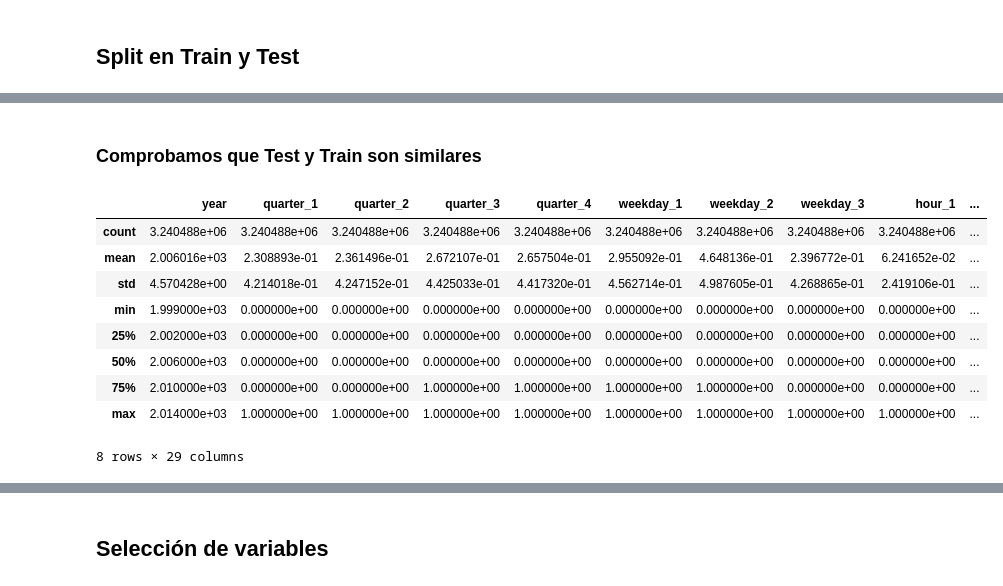
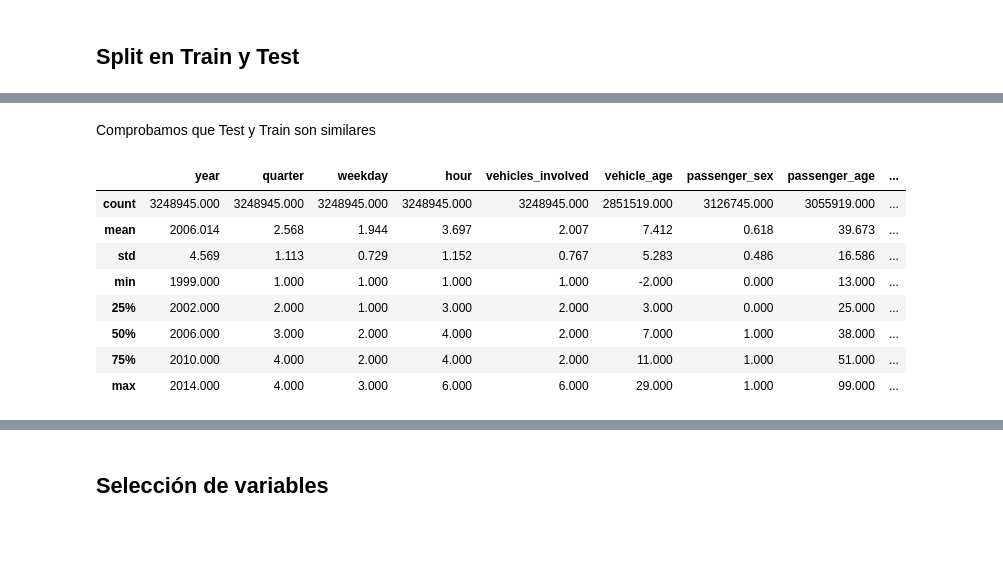
Before and after one commit to AMM53/Accidents-Prediction, a Jupyter notebook: notebooks/2_FeatureEngineering.ipynb, the cells around one changed output, grey strips where cells are left out. Drawn from its saved outputs; the diff is of its cells as text; code cells hidden in the pictures; blank space fills up the shorter version.

```diff
--- a/notebooks/2_FeatureEngineering.ipynb
+++ b/notebooks/2_FeatureEngineering.ipynb
@@ -101,61 +203,17 @@ for i in encode_cols:
-# %%
-# One-hot-encoding
-# Para las variables temporales y con un numero reducido de categorías
-columnasfecha = ["hour", "weekday", "quarter", "passenger_sex"]
-
-# train
-for i in columnasfecha:
-    onehotencoder = OneHotEncoder(handle_unknown="ignore")
-    array = xtrain[i].values.reshape(-1,1)
-    df_temp = onehotencoder.fit_transform(array)
-    colnames = onehotencoder.get_feature_names([i])
-    df_temp = pd.DataFrame(df_temp.toarray(), columns = colnames)
-    xtrain.index = df_temp.index
-    xtrain = pd.concat([df_temp, xtrain], axis=1)
-# We get rid of the not encoded columns
-xtrain = xtrain.drop(columns = columnasfecha)
-if "passenger_sex_nan" in xtrain.columns:
-    xtrain = xtrain.drop(columns = "passenger_sex_nan")
-
-
-# test
-for i in columnasfecha:
-    onehotencoder = OneHotEncoder(handle_unknown="ignore")
-    array = xtest[i].values.reshape(-1,1)
-    df_temp = onehotencoder.fit_transform(array)
-    colnames = onehotencoder.get_feature_names([i])
-    df_temp = pd.DataFrame(df_temp.toarray(), columns = colnames)
-    xtest.index = df_temp.index
-    xtest = pd.concat([df_temp, xtest], axis=1)
-xtest = xtest.drop(columns = columnasfecha)
-if "passenger_sex_nan" in xtest.columns:
-    xtest = xtest.drop(columns = "passenger_sex_nan")
-# %%
-ytrain.index = xtrain.index
-ytest.index = xtest.index
-# %%
-#Reordenamos columnas
-new_cols = ['year','quarter_1','quarter_2','quarter_3','quarter_4','weekday_1','weekday_2','weekday_3','hour_1','hour_2','hour_3','hour_4','hour_5','hour_6','vehicles_involved','crash_type','crash_place',
-            'crash_weather','surface_state','road_slope','traffic_state','vehicle_type','vehicle_age','passenger_age','passenger_sex_0.0','passenger_sex_1.0','passenger_safety','passenger_type']
-
-
-xtrain = xtrain.reindex(columns=new_cols)
-xtest = xtest.reindex(columns=new_cols)
 # %% [markdown]
-### Comprobamos que Test y Train son similares
+Comprobamos que Test y Train son similares
 # %%
 #Train
-pd.concat([xtrain, pd.DataFrame(ytrain)]).describe()
+pd.concat([xtrain, pd.DataFrame(ytrain)]).describe().round(3)
 # %% [output]
-|  | year | quarter_1 | quarter_2 | quarter_3 | quarter_4 | weekday_1 | weekday_2 | weekday_3 | hour_1 | ... |
-| count | 3.240488e+06 | 3.240488e+06 | 3.240488e+06 | 3.240488e+06 | 3.240488e+06 | 3.240488e+06 | 3.240488e+06 | 3.240488e+06 | 3.240488e+06 | ... |
-| mean | 2.006016e+03 | 2.308893e-01 | 2.361496e-01 | 2.672107e-01 | 2.657504e-01 | 2.955092e-01 | 4.648136e-01 | 2.396772e-01 | 6.241652e-02 | ... |
-| std | 4.570428e+00 | 4.214018e-01 | 4.247152e-01 | 4.425033e-01 | 4.417320e-01 | 4.562714e-01 | 4.987605e-01 | 4.268865e-01 | 2.419106e-01 | ... |
-| min | 1.999000e+03 | 0.000000e+00 | 0.000000e+00 | 0.000000e+00 | 0.000000e+00 | 0.000000e+00 | 0.000000e+00 | 0.000000e+00 | 0.000000e+00 | ... |
-| 25% | 2.002000e+03 | 0.000000e+00 | 0.000000e+00 | 0.000000e+00 | 0.000000e+00 | 0.000000e+00 | 0.000000e+00 | 0.000000e+00 | 0.000000e+00 | ... |
-| 50% | 2.006000e+03 | 0.000000e+00 | 0.000000e+00 | 0.000000e+00 | 0.000000e+00 | 0.000000e+00 | 0.000000e+00 | 0.000000e+00 | 0.000000e+00 | ... |
-| 75% | 2.010000e+03 | 0.000000e+00 | 0.000000e+00 | 1.000000e+00 | 1.000000e+00 | 1.000000e+00 | 1.000000e+00 | 0.000000e+00 | 0.000000e+00 | ... |
-| max | 2.014000e+03 | 1.000000e+00 | 1.000000e+00 | 1.000000e+00 | 1.000000e+00 | 1.000000e+00 | 1.000000e+00 | 1.000000e+00 | 1.000000e+00 | ... |
+|  | year | quarter | weekday | hour | vehicles_involved | vehicle_age | passenger_sex | passenger_age | ... |
+| count | 3248945.000 | 3248945.000 | 3248945.000 | 3248945.000 | 3248945.000 | 2851519.000 | 3126745.000 | 3055919.000 | ... |
+| mean | 2006.014 | 2.568 | 1.944 | 3.697 | 2.007 | 7.412 | 0.618 | 39.673 | ... |
+| std | 4.569 | 1.113 | 0.729 | 1.152 | 0.767 | 5.283 | 0.486 | 16.586 | ... |
+| min | 1999.000 | 1.000 | 1.000 | 1.000 | 1.000 | -2.000 | 0.000 | 13.000 | ... |
+| 25% | 2002.000 | 2.000 | 1.000 | 3.000 | 2.000 | 3.000 | 0.000 | 25.000 | ... |
+| 50% | 2006.000 | 3.000 | 2.000 | 4.000 | 2.000 | 7.000 | 1.000 | 38.000 | ... |
+| 75% | 2010.000 | 4.000 | 2.000 | 4.000 | 2.000 | 11.000 | 1.000 | 51.000 | ... |
+| max | 2014.000 | 4.000 | 3.000 | 6.000 | 6.000 | 29.000 | 1.000 | 99.000 | ... |
-8 rows × 29 columns
 # %%
 #Test
```
Also changed, not shown: parts of 46 cells of this notebook, 27 other files.
